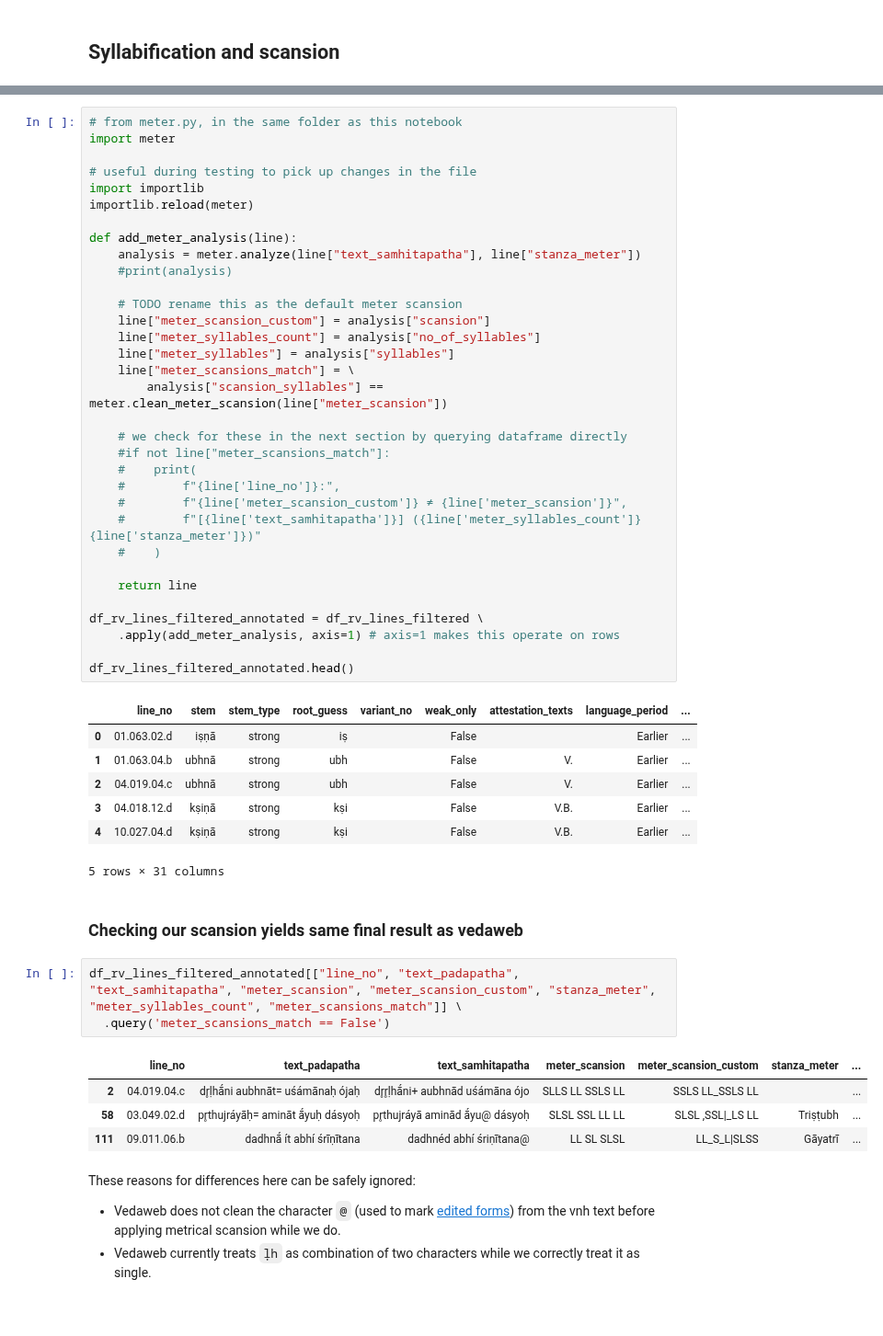
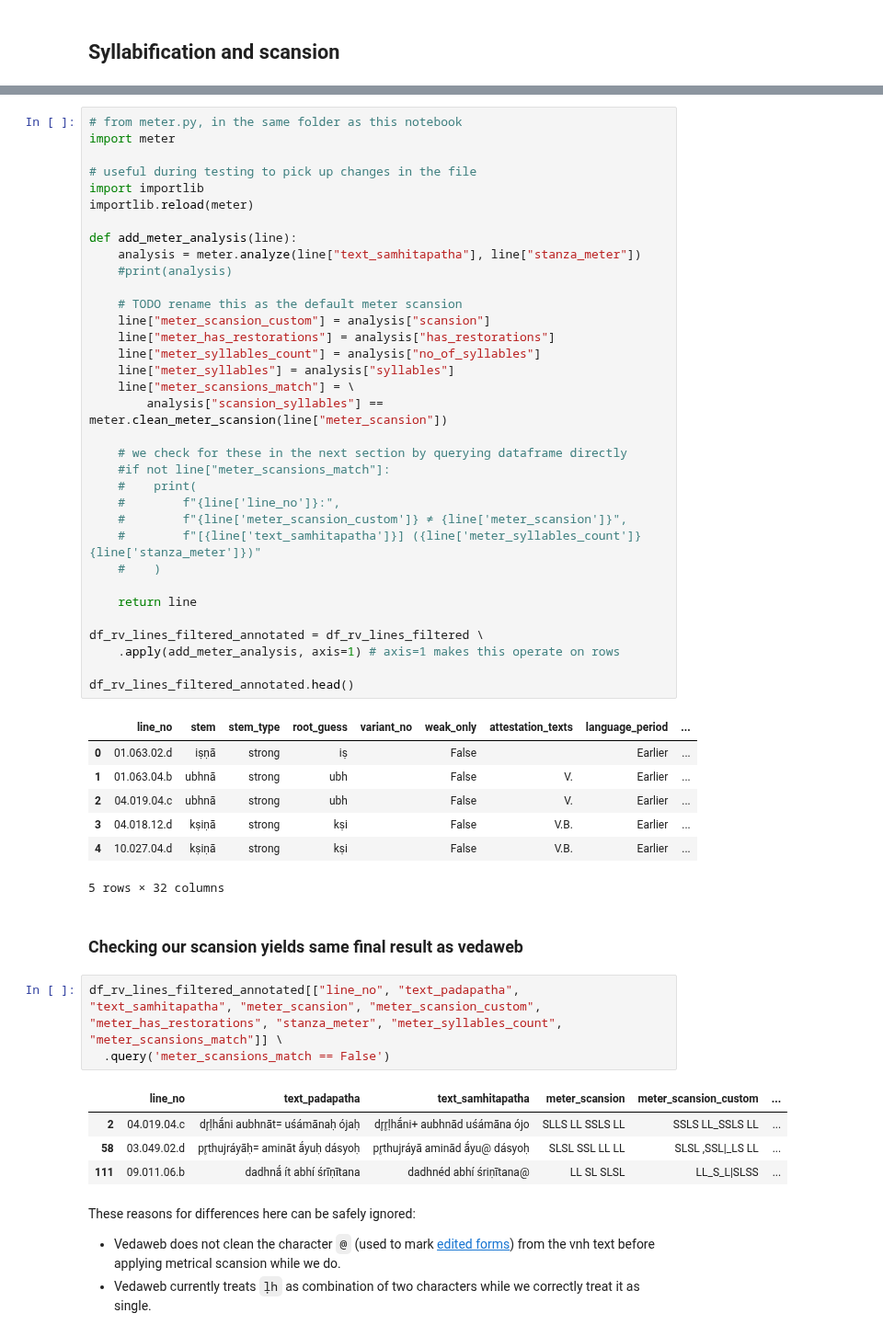
Before and after one commit to anupdhml/sanskrit_ninth_class_meter, a Jupyter notebook: meter.ipynb, the cells around one changed output, grey strips where cells are left out. Shown at 92% size. Saved outputs shown, nothing was run; the diff lists cells and outputs as text.

Commit message:
Mark lines that have metrical restorations
Signed-off-by: Anup Dhamala <anupdhml+git@gmail.com>

```diff
--- a/meter.ipynb
+++ b/meter.ipynb
@@ -51,6 +49,7 @@ def add_meter_analysis(line):
 
     # TODO rename this as the default meter scansion
     line["meter_scansion_custom"] = analysis["scansion"]
+    line["meter_has_restorations"] = analysis["has_restorations"]
     line["meter_syllables_count"] = analysis["no_of_syllables"]
     line["meter_syllables"] = analysis["syllables"]
     line["meter_scansions_match"] = \
@@ -77,17 +76,17 @@ df_rv_lines_filtered_annotated.head()
 | 2 | 04.019.04.c | ubhnā | strong | ubh |  | False | V. | Earlier | ... |
 | 3 | 04.018.12.d | kṣiṇā | strong | kṣi |  | False | V.B. | Earlier | ... |
 | 4 | 10.027.04.d | kṣiṇā | strong | kṣi |  | False | V.B. | Earlier | ... |
-5 rows × 31 columns
+5 rows × 32 columns
 # %% [markdown]
 ### Checking our scansion yields same final result as vedaweb
 # %%
-df_rv_lines_filtered_annotated[["line_no", "text_padapatha", "text_samhitapatha", "meter_scansion", "meter_scansion_custom", "stanza_meter", "meter_syllables_count", "meter_scansions_match"]] \
+df_rv_lines_filtered_annotated[["line_no", "text_padapatha", "text_samhitapatha", "meter_scansion", "meter_scansion_custom", "meter_has_restorations", "stanza_meter", "meter_syllables_count", "meter_scansions_match"]] \
   .query('meter_scansions_match == False')
 # %% [output]
-|  | line_no | text_padapatha | text_samhitapatha | meter_scansion | meter_scansion_custom | stanza_meter | ... |
-| 2 | 04.019.04.c | dr̥ḷhā́ni aubhnāt= uśámānaḥ ójaḥ | dr̥r̥ḷhā́ni+ aubhnād uśámāna ójo | SLLS LL SSLS LL | SSLS LL_SSLS LL |  | ... |
-| 58 | 03.049.02.d | pr̥thujráyāḥ= amināt ā́yuḥ dásyoḥ | pr̥thujráyā aminād ā́yu@ dásyoḥ | SLSL SSL LL LL | SLSL ,SSL|_LS LL | Triṣṭubh | ... |
-| 111 | 09.011.06.b | dadhnā́ ít abhí śrīṇītana | dadhnéd abhí śriṇītana@ | LL SL SLSL | LL_S_L|SLSS | Gāyatrī | ... |
+|  | line_no | text_padapatha | text_samhitapatha | meter_scansion | meter_scansion_custom | ... |
+| 2 | 04.019.04.c | dr̥ḷhā́ni aubhnāt= uśámānaḥ ójaḥ | dr̥r̥ḷhā́ni+ aubhnād uśámāna ójo | SLLS LL SSLS LL | SSLS LL_SSLS LL | ... |
+| 58 | 03.049.02.d | pr̥thujráyāḥ= amināt ā́yuḥ dásyoḥ | pr̥thujráyā aminād ā́yu@ dásyoḥ | SLSL SSL LL LL | SLSL ,SSL|_LS LL | ... |
+| 111 | 09.011.06.b | dadhnā́ ít abhí śrīṇītana | dadhnéd abhí śriṇītana@ | LL SL SLSL | LL_S_L|SLSS | ... |
 # %% [markdown]
 These reasons for differences here can be safely ignored:
 
```
Also changed, not shown: parts of 5 cells of this notebook, 1 other file.
